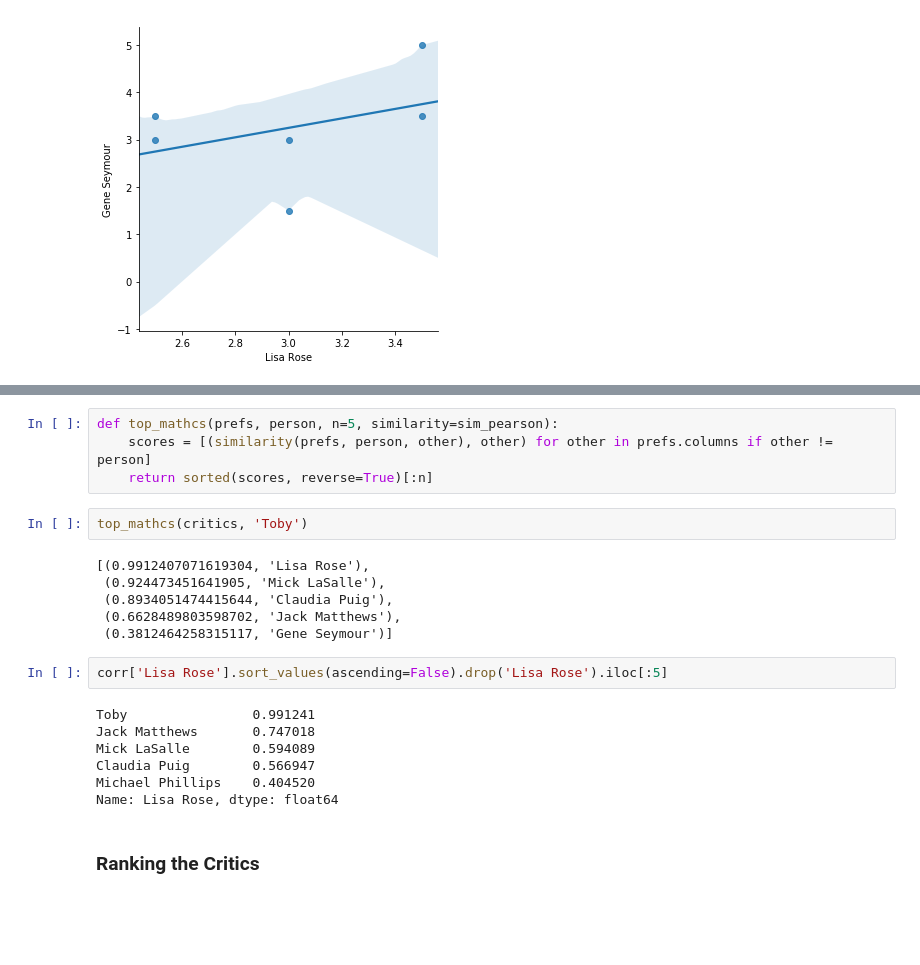
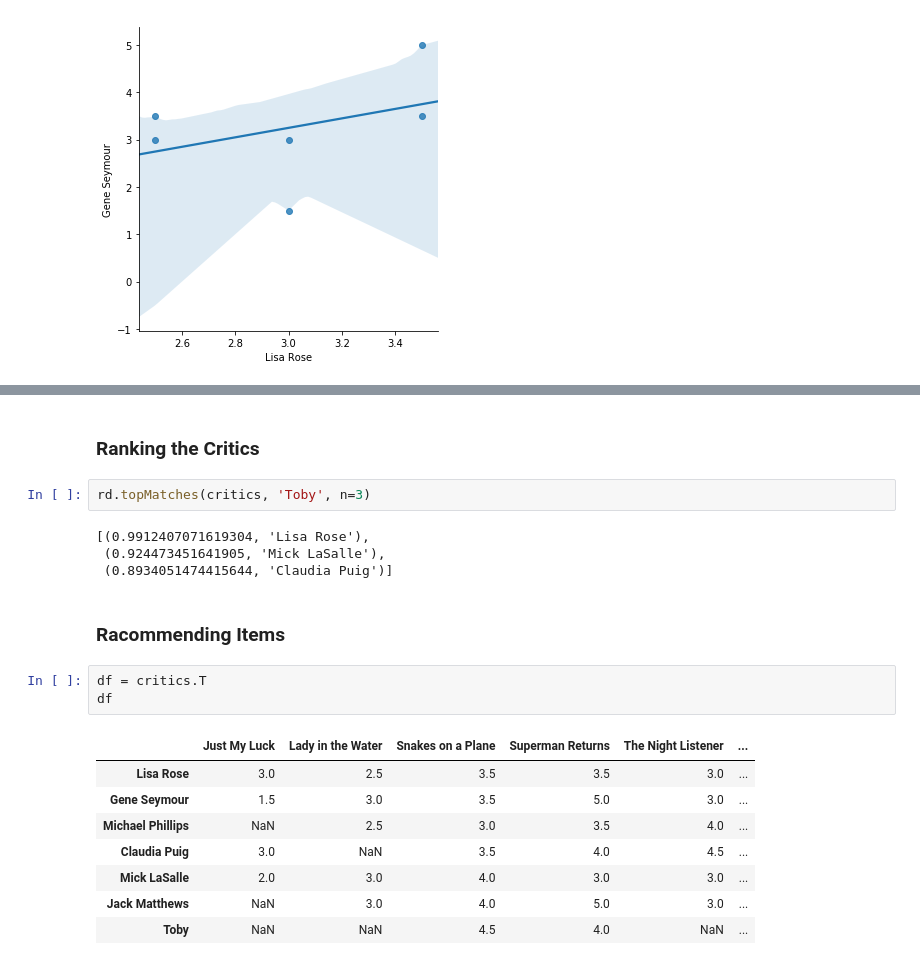
Before and after one commit to xashes/programming-collective-intelligence-code, a Jupyter notebook: chapter2/Recommendations.ipynb, the cells around one changed output, grey strips where cells are left out. Cells and saved outputs as stored; diff of their text form; blank space fills up the shorter version.

```diff
--- a/chapter2/Recommendations.ipynb
+++ b/chapter2/Recommendations.ipynb
@@ -132,25 +111,24 @@ sim_pearson(critics, 'Lisa Rose', 'Jack Matthews')
 # %% [output]
 0.747017880833996
-# %%
-def top_mathcs(prefs, person, n=5, similarity=sim_pearson):
-    scores = [(similarity(prefs, person, other), other) for other in prefs.columns if other != person]
-    return sorted(scores, reverse=True)[:n]
-# %%
-top_mathcs(critics, 'Toby')
-# %% [output]
-[(0.9912407071619304, 'Lisa Rose'),
- (0.924473451641905, 'Mick LaSalle'),
- (0.8934051474415644, 'Claudia Puig'),
- (0.6628489803598702, 'Jack Matthews'),
- (0.3812464258315117, 'Gene Seymour')]
-# %%
-corr['Lisa Rose'].sort_values(ascending=False).drop('Lisa Rose').iloc[:5]
-# %% [output]
-Toby                0.991241
-Jack Matthews       0.747018
-Mick LaSalle        0.594089
-Claudia Puig        0.566947
-Michael Phillips    0.404520
-Name: Lisa Rose, dtype: float64
 # %% [markdown]
 ### Ranking the Critics
+# %%
+rd.topMatches(critics, 'Toby', n=3)
+# %% [output]
+[(0.9912407071619304, 'Lisa Rose'),
+ (0.924473451641905, 'Mick LaSalle'),
+ (0.8934051474415644, 'Claudia Puig')]
+# %% [markdown]
+### Racommending Items
+# %%
+df = critics.T
+df
+# %% [output]
+|  | Just My Luck | Lady in the Water | Snakes on a Plane | Superman Returns | The Night Listener | ... |
+| Lisa Rose | 3.0 | 2.5 | 3.5 | 3.5 | 3.0 | ... |
+| Gene Seymour | 1.5 | 3.0 | 3.5 | 5.0 | 3.0 | ... |
+| Michael Phillips | NaN | 2.5 | 3.0 | 3.5 | 4.0 | ... |
+| Claudia Puig | 3.0 | NaN | 3.5 | 4.0 | 4.5 | ... |
+| Mick LaSalle | 2.0 | 3.0 | 4.0 | 3.0 | 3.0 | ... |
+| Jack Matthews | NaN | 3.0 | 4.0 | 5.0 | 3.0 | ... |
+| Toby | NaN | NaN | 4.5 | 4.0 | NaN | ... |
```
Also changed, not shown: parts of 15 cells of this notebook, 2 other files.
